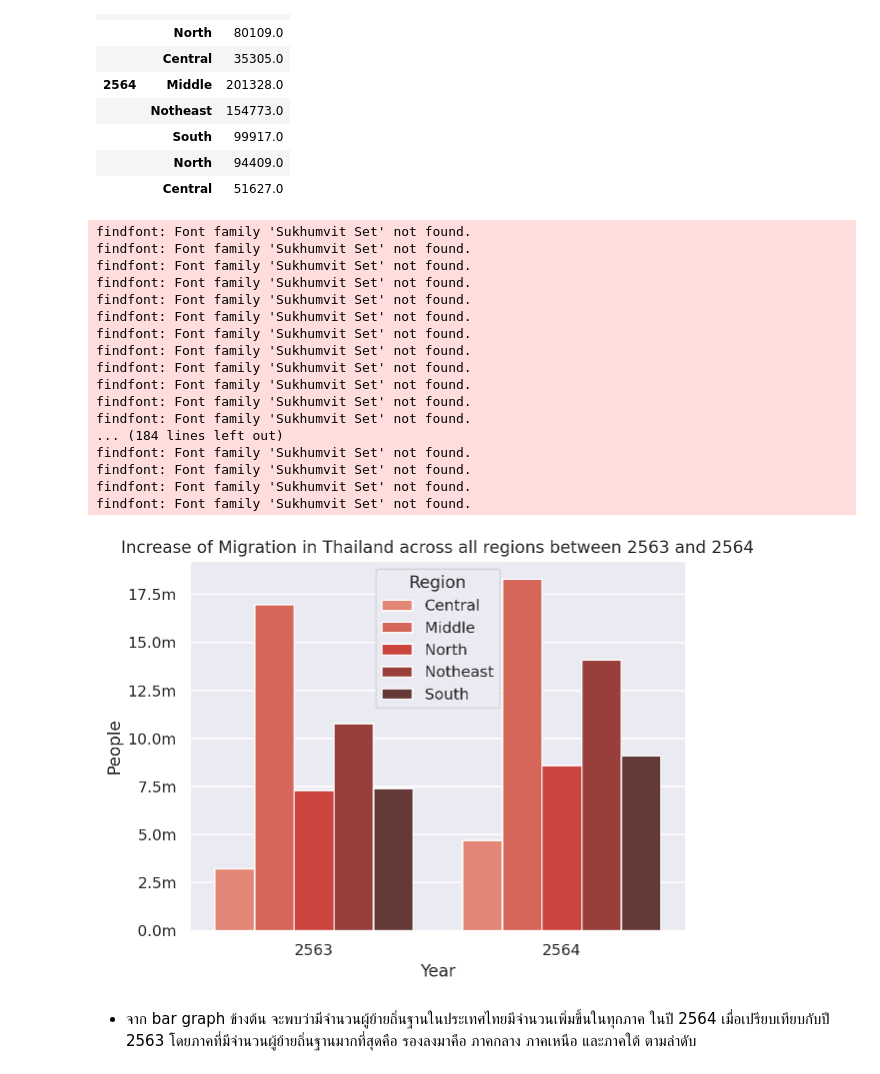
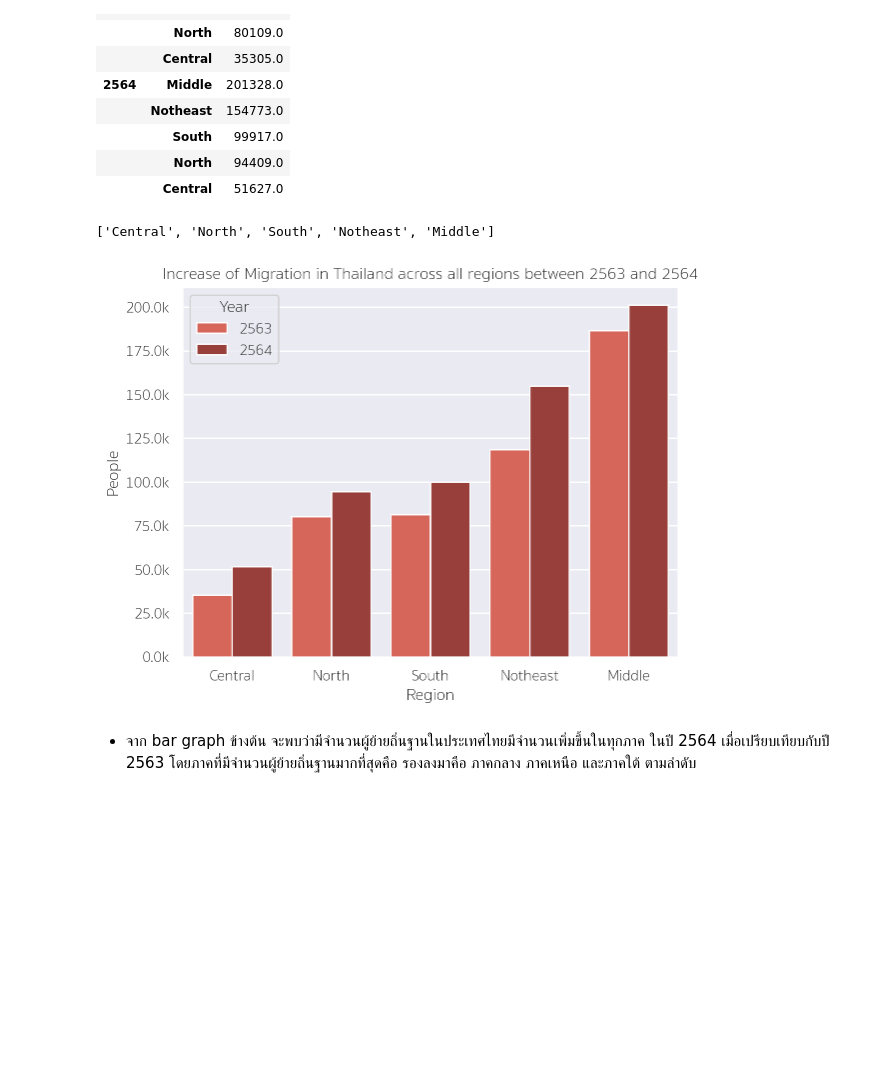
Before and after one commit to Zylink2/Machine_Learning_Project_2, a Jupyter notebook: notebook3.ipynb, the cells around one changed output. Cells and saved outputs as stored; diff of their text form; code cells hidden in the pictures; blank space fills up the shorter version.

```diff
--- a/notebook3.ipynb
+++ b/notebook3.ipynb
@@ -376,29 +376,27 @@ df.sort_values(by=['Year','People'], ascending=[True, False])
 |  | South | 99917.0 |
 |  | North | 94409.0 |
 |  | Central | 51627.0 |
+# %%
+###
+order = reasons_6364[reasons_6364['Year'] == '2564'].groupby('Region')['People'].sum().sort_values().index.tolist()
+order
+# %% [output]
+['Central', 'North', 'South', 'Notheast', 'Middle']
 # %%
-migrate_region = sns.barplot(data=reasons_6364, x="Year", y="People", errorbar=None, hue="Region", palette="Reds_d")
-migrate_region.yaxis.set_major_formatter(ticker.FuncFormatter(lambda x, pos: f"{x/1000:,.1f}m"))
+migrate_region = sns.barplot(
+    data = reasons_6364,
+    order = order,
+    hue="Year",
+    x="Region",
+    y="People",
+    errorbar=None,
+    palette="Reds_d",
+    estimator=sum)
+
+migrate_region.yaxis.set_major_formatter(ticker.FuncFormatter(lambda x, pos: f"{x/1000:,.1f}k"))
 plt.title("Increase of Migration in Thailand across all regions between 2563 and 2564");
 # %% [output]
-findfont: Font family 'Sukhumvit Set' not found.
-findfont: Font family 'Sukhumvit Set' not found.
-findfont: Font family 'Sukhumvit Set' not found.
-findfont: Font family 'Sukhumvit Set' not found.
-findfont: Font family 'Sukhumvit Set' not found.
-findfont: Font family 'Sukhumvit Set' not found.
-findfont: Font family 'Sukhumvit Set' not found.
-findfont: Font family 'Sukhumvit Set' not found.
-findfont: Font family 'Sukhumvit Set' not found.
-findfont: Font family 'Sukhumvit Set' not found.
-findfont: Font family 'Sukhumvit Set' not found.
-findfont: Font family 'Sukhumvit Set' not found.
-... (184 lines left out)
-findfont: Font family 'Sukhumvit Set' not found.
-findfont: Font family 'Sukhumvit Set' not found.
-findfont: Font family 'Sukhumvit Set' not found.
-findfont: Font family 'Sukhumvit Set' not found.
-[figure, old version]
+[figure, new version]
 # %% [markdown]
 * จาก  bar graph ข้างต้น จะพบว่ามีจำนวนผู้ย้ายถิ่นฐานในประเทศไทยมีจำนวนเพิ่มขึ้นในทุกภาค ในปี 2564 เมื่อเปรียบเทียบกับปี 2563 โดยภาคที่มีจำนวนผู้ย้ายถิ่นฐานมากที่สุดคือ  รองลงมาคือ ภาคกลาง ภาคเหนือ และภาคใต้ ตามลำดับ
 # %%
```
Also changed, not shown: parts of 13 cells of this notebook, 1 other file.
